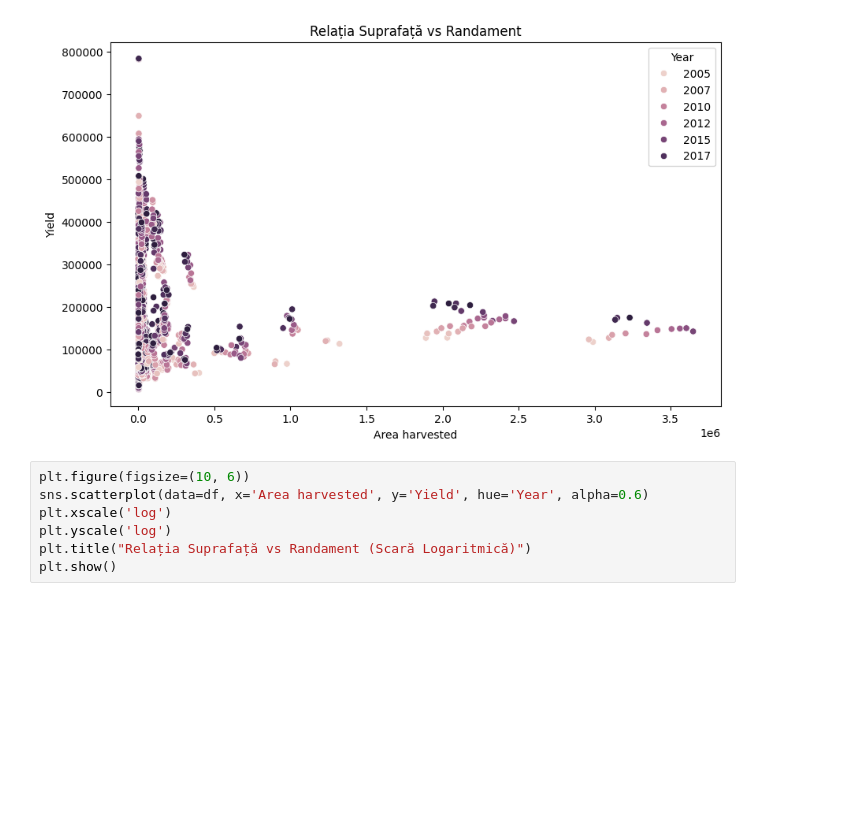
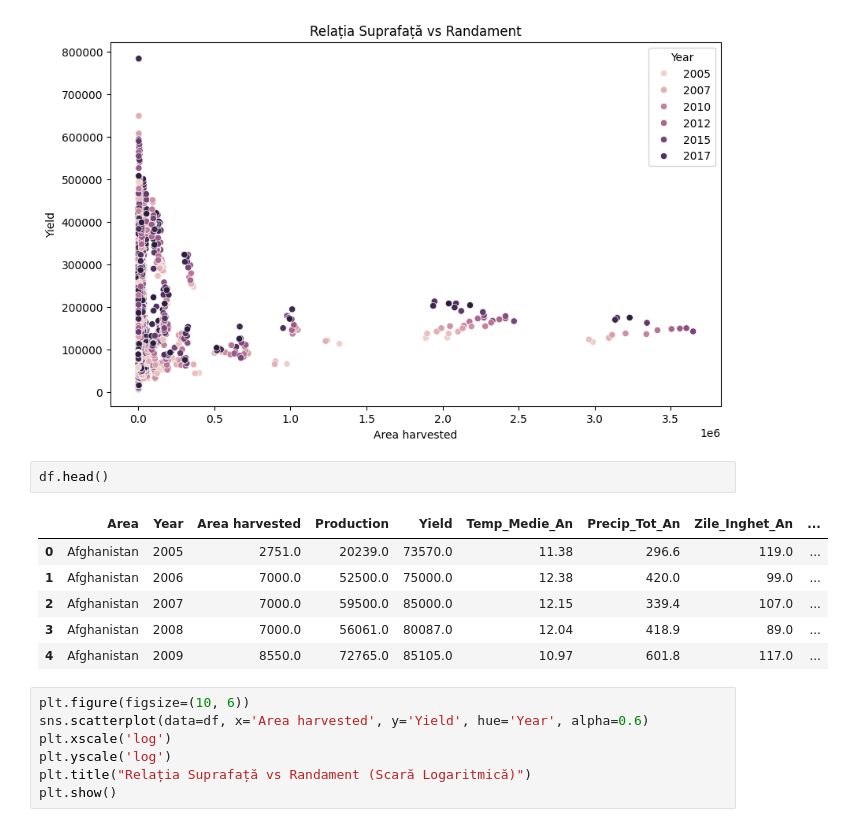
Before and after one commit to PopAdrian1/ML-project, a Jupyter notebook: Proiect nou/Predictie randament productie mere/main.ipynb, the cells around one changed output. Drawn from its saved outputs; the diff is of its cells as text; blank space fills up the shorter version.

```diff
--- a/Proiect nou/Predictie randament productie mere/main.ipynb
+++ b/Proiect nou/Predictie randament productie mere/main.ipynb
@@ -261,6 +261,15 @@ plt.title("Relația Suprafață vs Randament")
 plt.show()
 # %% [output]
 [figure]
+# %%
+df.head()
+# %% [output]
+|  | Area | Year | Area harvested | Production | Yield | Temp_Medie_An | Precip_Tot_An | Zile_Inghet_An | ... |
+| 0 | Afghanistan | 2005 | 2751.0 | 20239.0 | 73570.0 | 11.38 | 296.6 | 119.0 | ... |
+| 1 | Afghanistan | 2006 | 7000.0 | 52500.0 | 75000.0 | 12.38 | 420.0 | 99.0 | ... |
+| 2 | Afghanistan | 2007 | 7000.0 | 59500.0 | 85000.0 | 12.15 | 339.4 | 107.0 | ... |
+| 3 | Afghanistan | 2008 | 7000.0 | 56061.0 | 80087.0 | 12.04 | 418.9 | 89.0 | ... |
+| 4 | Afghanistan | 2009 | 8550.0 | 72765.0 | 85105.0 | 10.97 | 601.8 | 117.0 | ... |
 # %%
 plt.figure(figsize=(10, 6))
 sns.scatterplot(data=df, x='Area harvested', y='Yield', hue='Year', alpha=0.6)
```
Also changed, not shown: parts of 7 cells of this notebook.
